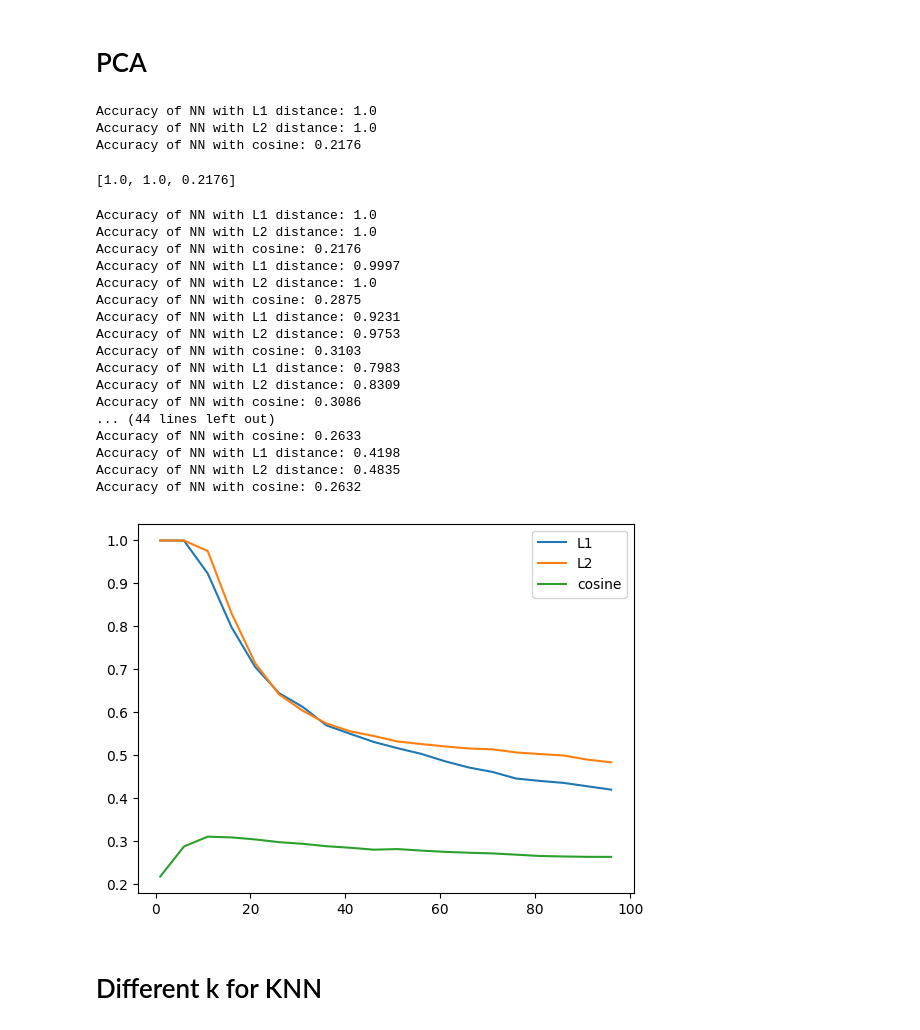
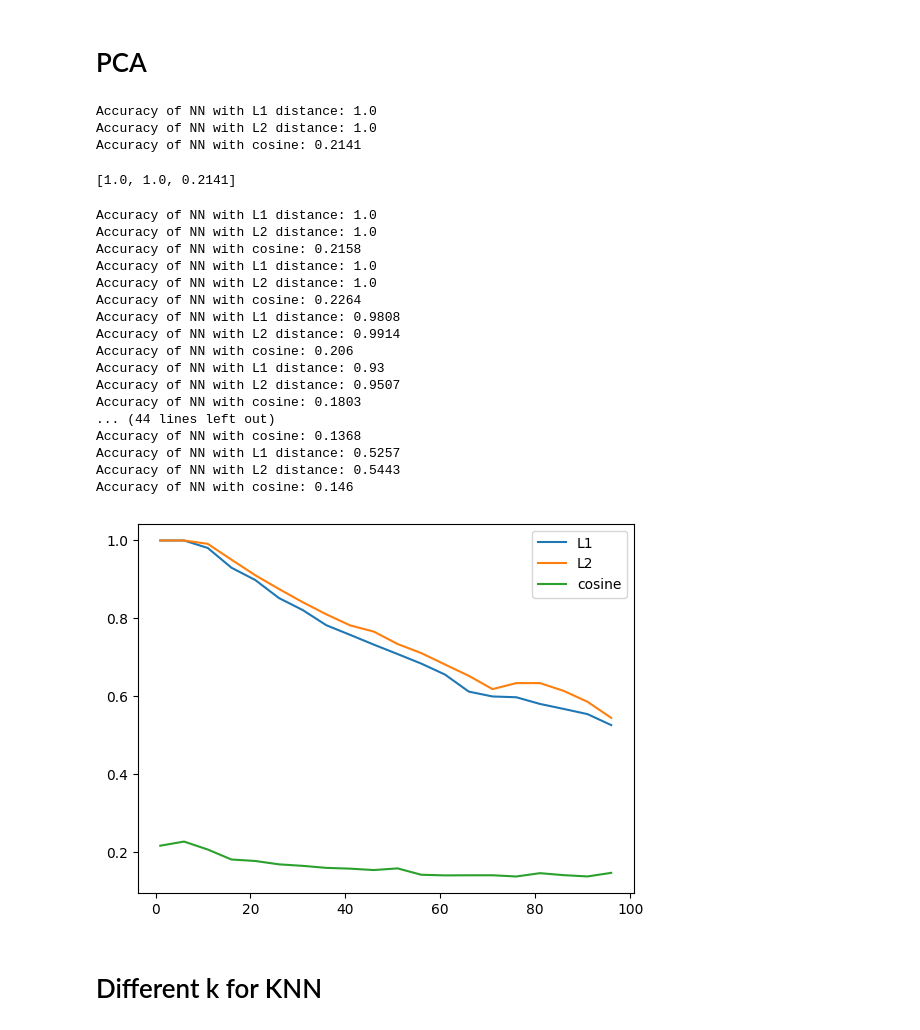
Before and after one commit to BoxMars/CISC7014-HW, a Jupyter notebook: HW1/notebook.ipynb, the cells around one changed output. Saved outputs shown, nothing was run; the diff lists cells and outputs as text; code cells hidden in the pictures.

```diff
--- a/HW1/notebook.ipynb
+++ b/HW1/notebook.ipynb
@@ -125,6 +125,16 @@ classifiers = [
 def predict(classifiers, train_imgs, train_labels, test_imgs, test_labels):
     train_imgs = train_imgs.reshape((50000, -1))
     test_imgs = test_imgs.reshape((10000, -1))
+
+    # shuffle data
+    np.random.seed(0)
+    np.random.shuffle(train_imgs)
+    np.random.seed(0)
+    np.random.shuffle(train_labels)
+    np.random.seed(0)
+    np.random.shuffle(test_imgs)
+    np.random.seed(0)
+    np.random.shuffle(test_labels)
 
     # combination of train img and label
     train = np.hstack((train_imgs, train_labels))
@@ -249,0 +260,26 @@ Accuracy of NN with cosine: 0.2945
+# %%
+# hog
+
+from skimage.feature import hog
+
+train_hog = []
+for img in train_gray:
+    fd, hog_image = hog(img, orientations=9, pixels_per_cell=(8,8), cells_per_block=(2,2), visualize=True)
+    train_hog.append(hog_image)
+train_hog = np.array(train_hog)
+
+test_hog = []
+for img in test_gray:
+    fd, hog_image = hog(img, orientations=9, pixels_per_cell=(8,8), cells_per_block=(2,2), visualize=True)
+    test_hog.append(hog_image)
+test_hog = np.array(test_hog)
+# %%
+# plot hog
+fig, axes = plt.subplots(10, 10, figsize=(20, 20))
+for i in range(10):
+    idx = np.where(train_labels == i)[0]
+    for j in range(10):
+        axes[i][j].imshow(train_hog[idx[j]])
+        axes[i][j].set_xticks([])
+        axes[i][j].set_yticks([])
+    axes[i][0].set_ylabel(meta['label_names'][i])
@@ -278,54 +323,63 @@ predict(classifiers, train_pca, train_labels, test_pca, test_labels)
 # %% [output]
 Accuracy of NN with L1 distance: 1.0
 Accuracy of NN with L2 distance: 1.0
-Accuracy of NN with cosine: 0.2176
+Accuracy of NN with cosine: 0.2141
-[1.0, 1.0, 0.2176]
+[1.0, 1.0, 0.2141]
 # %%
 # try different number of components and plot the accuracy
 
 n=[i for i in range(1, 100, 5)]
 acc = {
     'L1': [],
     'L2': [],
     'cosine': [],
 }
+# shuffle data
+np.random.seed(0)
+np.random.shuffle(train_gray)
+np.random.seed(0)
+np.random.shuffle(train_labels)
+np.random.seed(0)
+np.random.shuffle(test_gray)
+np.random.seed(0)
+np.random.shuffle(test_labels)
 
 for i in n:
     pca = PCA(whiten=True, n_components=i)
     pca.fit(train_gray.reshape((50000, -1)).astype(np.float32))
 
     train_pca = pca.transform(train_gray.reshape((50000, -1)).astype(np.float32))
     test_pca = pca.transform(test_gray.reshape((10000, -1)).astype(np.float32))
 
     accs = predict(classifiers, train_pca, train_labels, test_pca, test_labels)
     acc['L1'].append(accs[0])
     acc['L2'].append(accs[1])
     acc['cosine'].append(accs[2])
 
 plt.plot(n, acc['L1'], label='L1')
 plt.plot(n, acc['L2'], label='L2')
 plt.plot(n, acc['cosine'], label='cosine')
 plt.legend()
 plt.show()
 # %% [output]
 Accuracy of NN with L1 distance: 1.0
 Accuracy of NN with L2 distance: 1.0
-Accuracy of NN with cosine: 0.2176
-Accuracy of NN with L1 distance: 0.9997
+Accuracy of NN with cosine: 0.2158
+Accuracy of NN with L1 distance: 1.0
 Accuracy of NN with L2 distance: 1.0
-Accuracy of NN with cosine: 0.2875
-Accuracy of NN with L1 distance: 0.9231
-Accuracy of NN with L2 distance: 0.9753
-Accuracy of NN with cosine: 0.3103
-Accuracy of NN with L1 distance: 0.7983
-Accuracy of NN with L2 distance: 0.8309
-Accuracy of NN with cosine: 0.3086
+Accuracy of NN with cosine: 0.2264
+Accuracy of NN with L1 distance: 0.9808
+Accuracy of NN with L2 distance: 0.9914
+Accuracy of NN with cosine: 0.206
+Accuracy of NN with L1 distance: 0.93
+Accuracy of NN with L2 distance: 0.9507
+Accuracy of NN with cosine: 0.1803
 ... (44 lines left out)
-Accuracy of NN with cosine: 0.2633
-Accuracy of NN with L1 distance: 0.4198
-Accuracy of NN with L2 distance: 0.4835
-Accuracy of NN with cosine: 0.2632
+Accuracy of NN with cosine: 0.1368
+Accuracy of NN with L1 distance: 0.5257
+Accuracy of NN with L2 distance: 0.5443
+Accuracy of NN with cosine: 0.146
-[figure, old version]
+[figure, new version]
 # %% [markdown]
 # Different k for KNN
 # %%
```
Also changed, not shown: parts of 15 cells of this notebook.
